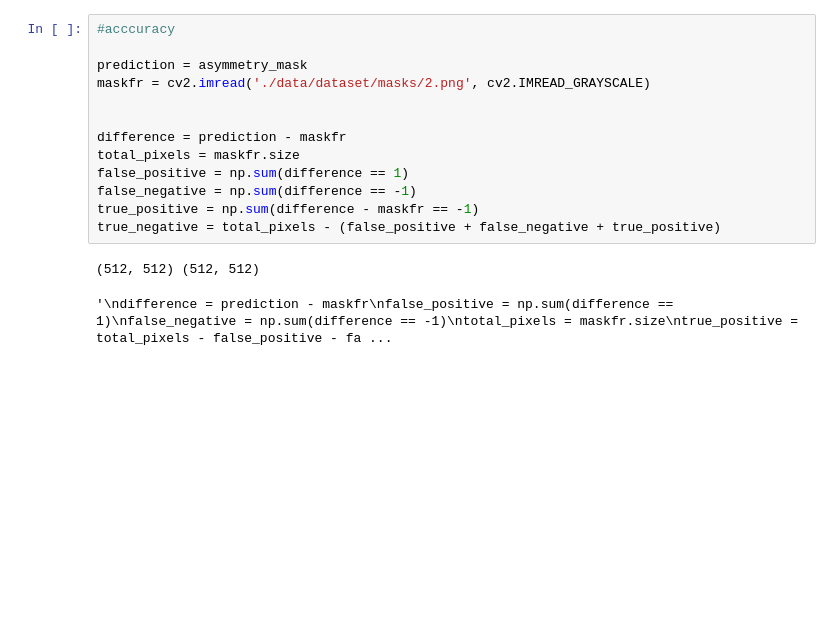
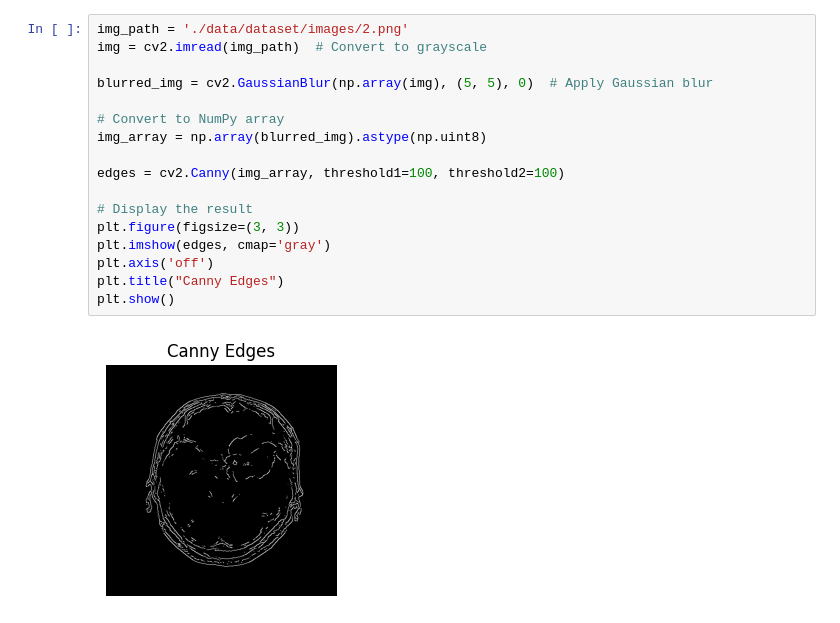
Before and after one commit to Luka98122/BrainTumorDetection, a Jupyter notebook: main.ipynb, the cells around one changed output. Cells and saved outputs as stored; diff of their text form; blank space fills up the shorter version.

```diff
--- a/main.ipynb
+++ b/main.ipynb
@@ -89,16 +55,19 @@ plt.show()
-# %%
-#acccuracy
-
-prediction = asymmetry_mask
-maskfr = cv2.imread('./data/dataset/masks/2.png', cv2.IMREAD_GRAYSCALE)
-
-
-difference = prediction - maskfr
-total_pixels = maskfr.size
-false_positive = np.sum(difference == 1)
-false_negative = np.sum(difference == -1)
-true_positive = np.sum(difference - maskfr == -1)
-true_negative = total_pixels - (false_positive + false_negative + true_positive)
-# %% [output]
-(512, 512) (512, 512)
-'\ndifference = prediction - maskfr\nfalse_positive = np.sum(difference == 1)\nfalse_negative = np.sum(difference == -1)\ntotal_pixels = maskfr.size\ntrue_positive = total_pixels - false_positive - fa ...
+# %%
+img_path = './data/dataset/images/2.png'
+img = cv2.imread(img_path)  # Convert to grayscale
+
+blurred_img = cv2.GaussianBlur(np.array(img), (5, 5), 0)  # Apply Gaussian blur
+
+# Convert to NumPy array
+img_array = np.array(blurred_img).astype(np.uint8)
+
+edges = cv2.Canny(img_array, threshold1=100, threshold2=100)
+
+# Display the result
+plt.figure(figsize=(3, 3))
+plt.imshow(edges, cmap='gray')
+plt.axis('off')
+plt.title("Canny Edges")
+plt.show()
+# %% [output]
+[figure, added]
```
Also changed, not shown: parts of 11 cells of this notebook, 6 other files.
